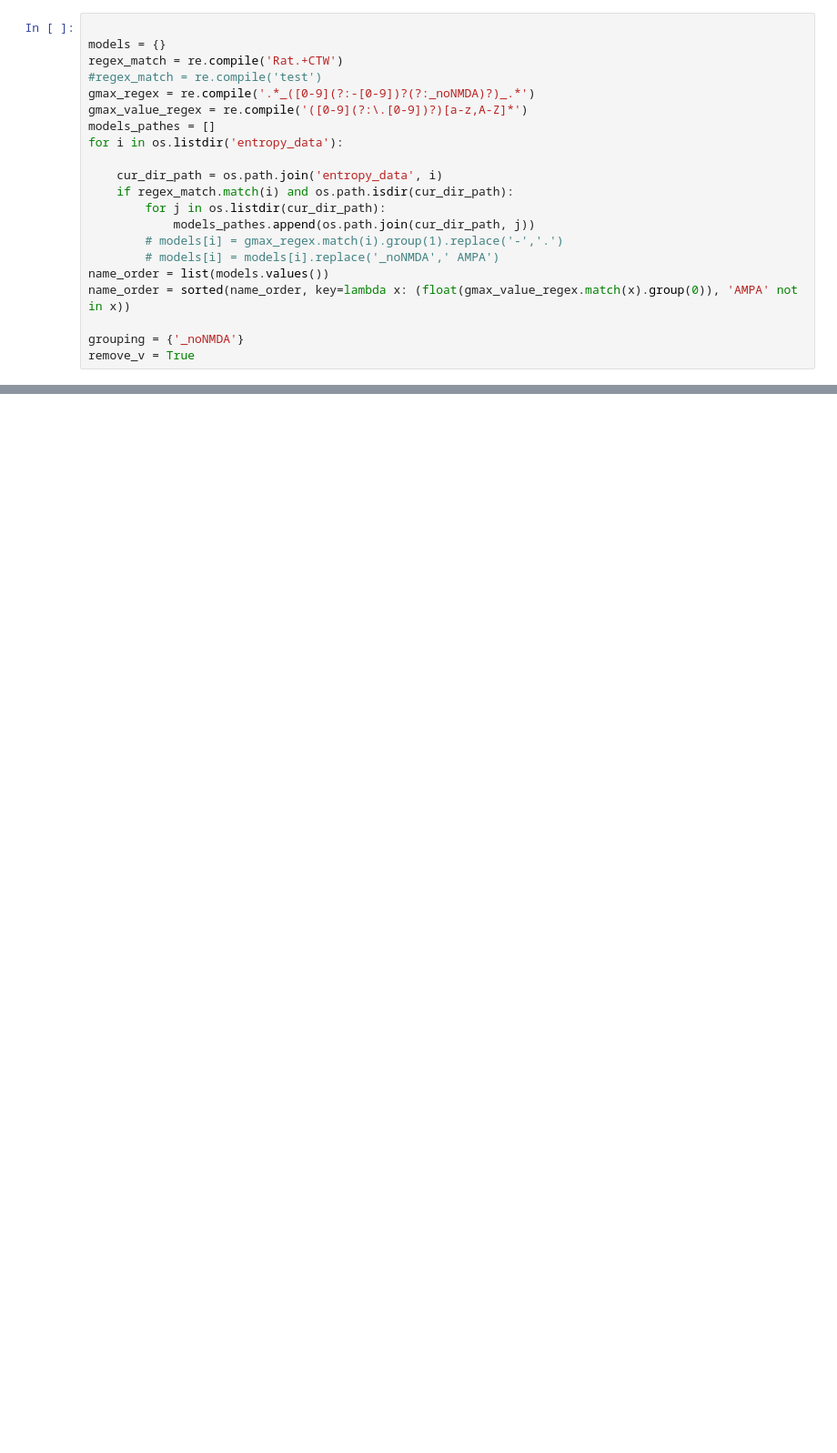
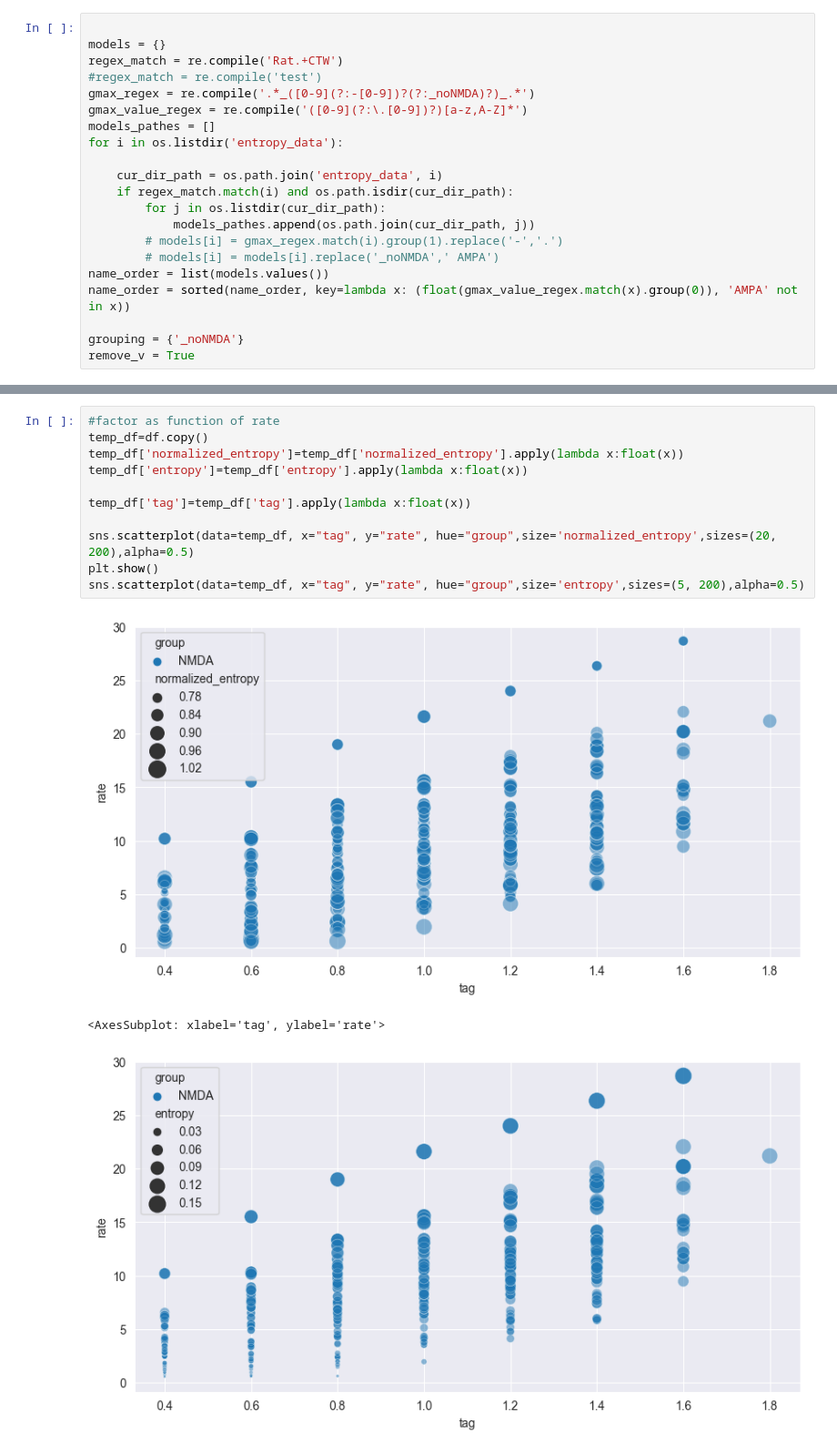
Before and after one commit to NitzanLux/neuron_mi, a Jupyter notebook: entropy_CTW_eval.ipynb, the cells around one changed output, grey strips where cells are left out. Shown at 91% size. Saved outputs shown, nothing was run; the diff lists cells and outputs as text; blank space fills up the shorter version.

```diff
--- a/entropy_CTW_eval.ipynb
+++ b/entropy_CTW_eval.ipynb
@@ -166,0 +211,15 @@ sns.boxplot(x="tag", y="entropy", data=df, showmeans=True, meanprops={"marker":
+# %%
+#factor as function of rate
+temp_df=df.copy()
+temp_df['normalized_entropy']=temp_df['normalized_entropy'].apply(lambda x:float(x))
+temp_df['entropy']=temp_df['entropy'].apply(lambda x:float(x))
+
+temp_df['tag']=temp_df['tag'].apply(lambda x:float(x))
+
+sns.scatterplot(data=temp_df, x="tag", y="rate", hue="group",size='normalized_entropy',sizes=(20, 200),alpha=0.5)
+plt.show()
+sns.scatterplot(data=temp_df, x="tag", y="rate", hue="group",size='entropy',sizes=(5, 200),alpha=0.5)
+# %% [output]
+[figure, added]
+<AxesSubplot: xlabel='tag', ylabel='rate'>
+[figure, added]
```
Also changed, not shown: parts of 12 cells of this notebook, 1 other file.
